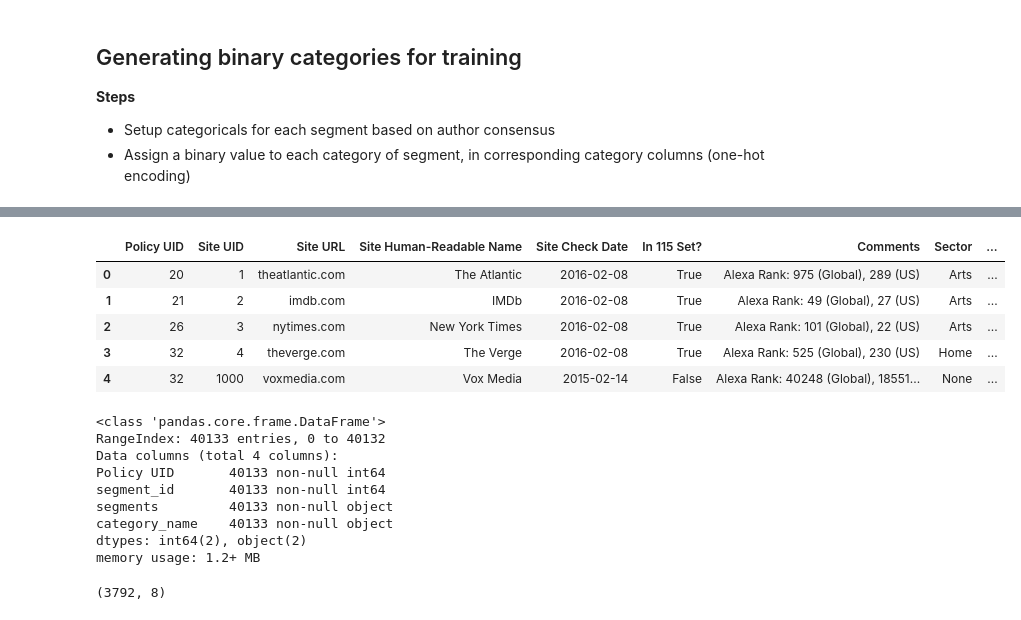
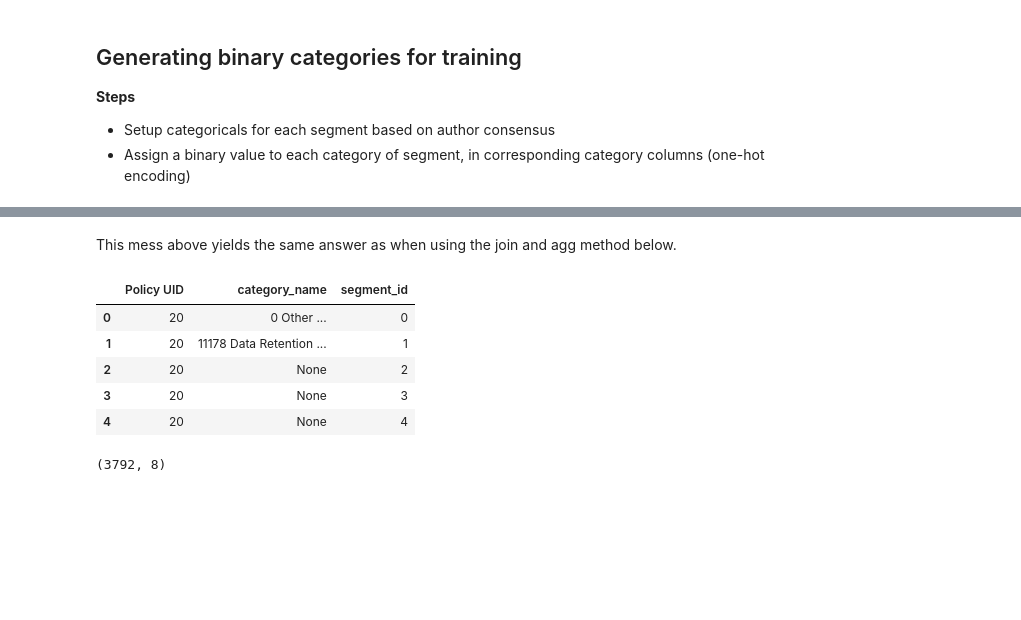
Before and after one commit to pmayostendorp/beforeiaccept, a Jupyter notebook: scripts/Binary Categories Development.ipynb, the cells around one changed output, grey strips where cells are left out. Cells and saved outputs as stored; diff of their text form; code cells hidden in the pictures; blank space fills up the shorter version.

Commit message:
Last version of this script with all the different join options for annotations.

```diff
--- a/scripts/Binary Categories Development.ipynb
+++ b/scripts/Binary Categories Development.ipynb
@@ -73,0 +155,5 @@ segments.head()
+# %%
+#Indexed version of segments
+seg_ind = segments.set_index(['Policy UID','segment_id'])
+seg_ind['key'] = 1 #TFH
+seg_ind.head()
@@ -73,0 +168,5 @@ segments.head()
+# %%
+#Indexed version of annotations
+ann_ind = annotations.set_index(['Policy UID','segment_id'])
+ann_ind['key'] = 1 #TFH
+ann_ind.head()
@@ -73,0 +210,12 @@ segments.head()
+# %%
+pids = list(segments['Policy UID'].unique())
+categories = pd.DataFrame(columns=['Policy UID','segment_id','category_name'])
+for pid in pids:
+    df = segments[segments['Policy UID']==pid]
+    segs = list(df['segment_id'].unique())
+    for seg in segs:
+        ann = annotations[(annotations['Policy UID']==pid) & annotations['segment_id']==seg]['category_name']
+        cat = ann if ann.shape[0] != 0 else 'None'
+        print('Policy: ' + str(pid) + ', Segment: ' + str(seg) + ', Category: ' + str(cat))
+        tmp = pd.DataFrame({'Policy UID':[pid], 'segment_id':[seg], 'category_name':[cat]})
+        categories = pd.concat([categories,tmp],ignore_index=True)
@@ -74,34 +240,14 @@ segments.head()
+# %% [markdown]
+This mess above yields the same answer as when using the join and agg method below.
 # %%
-sites.head()
+categories.head()
 # %% [output]
-|  | Policy UID | Site UID | Site URL | Site Human-Readable Name | Site Check Date | In 115 Set? | Comments | Sector | ... |
-| 0 | 20 | 1 | theatlantic.com | The Atlantic | 2016-02-08 | True | Alexa Rank: 975 (Global), 289 (US) | Arts | ... |
-| 1 | 21 | 2 | imdb.com | IMDb | 2016-02-08 | True | Alexa Rank: 49 (Global), 27 (US) | Arts | ... |
-| 2 | 26 | 3 | nytimes.com | New York Times | 2016-02-08 | True | Alexa Rank: 101 (Global), 22 (US) | Arts | ... |
-| 3 | 32 | 4 | theverge.com | The Verge | 2016-02-08 | True | Alexa Rank: 525 (Global), 230 (US) | Home | ... |
-| 4 | 32 | 1000 | voxmedia.com | Vox Media | 2015-02-14 | False | Alexa Rank: 40248 (Global), 18551... | None | ... |
+|  | Policy UID | category_name | segment_id |
+| 0 | 20 | 0 Other ... | 0 |
+| 1 | 20 | 11178 Data Retention ... | 1 |
+| 2 | 20 | None | 2 |
+| 3 | 20 | None | 3 |
+| 4 | 20 | None | 4 |
-# %%
-sql = """
-SELECT segments."Policy UID", segments.segment_id, segments.segments,
-annotations.category_name FROM segments
-INNER JOIN annotations ON segments."Policy UID"=annotations."Policy UID"
-AND segments.segment_id=annotations.segment_id
-WHERE segments."Policy UID" IN
-(SELECT "Policy UID" FROM sites
-WHERE "In 115 Set?" = TRUE);
-"""
-join_segments = pd.read_sql_query(sql,con)
-join_segments.info()
-# %% [output]
-<class 'pandas.core.frame.DataFrame'>
-RangeIndex: 40133 entries, 0 to 40132
-Data columns (total 4 columns):
-Policy UID       40133 non-null int64
-segment_id       40133 non-null int64
-segments         40133 non-null object
-category_name    40133 non-null object
-dtypes: int64(2), object(2)
-memory usage: 1.2+ MB
 # %%
 #Set up table in which categories are assigned to each unique document segment. Those that aren't
 #tagged are labeled as "None".
```
Also changed, not shown: parts of 14 cells of this notebook.
